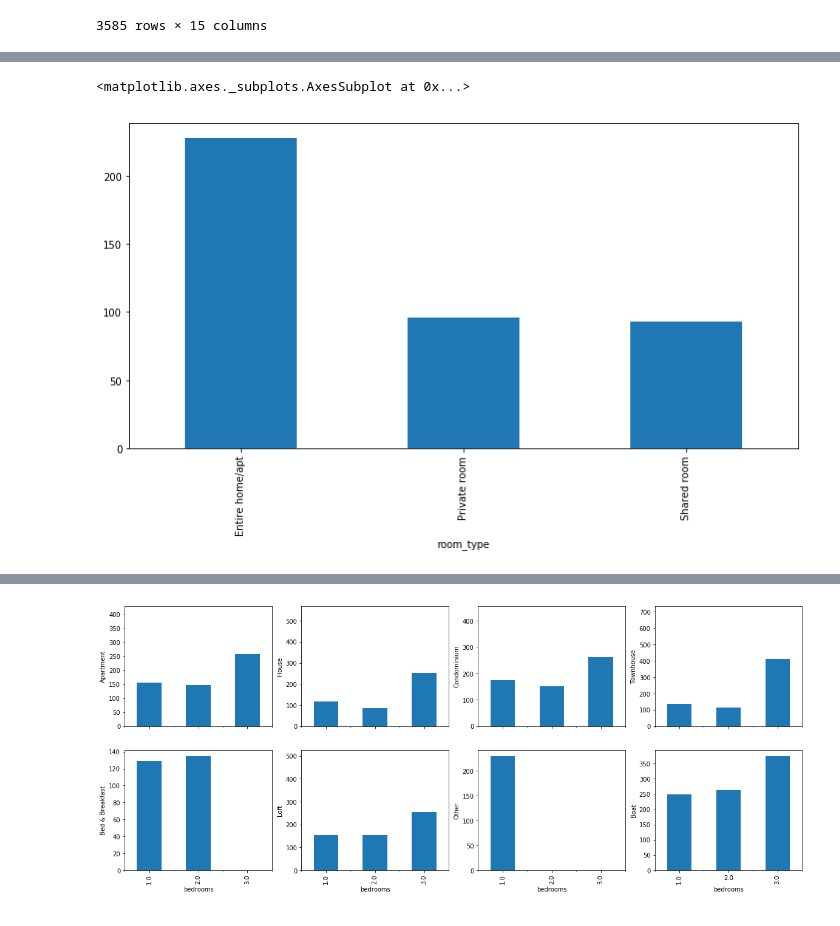
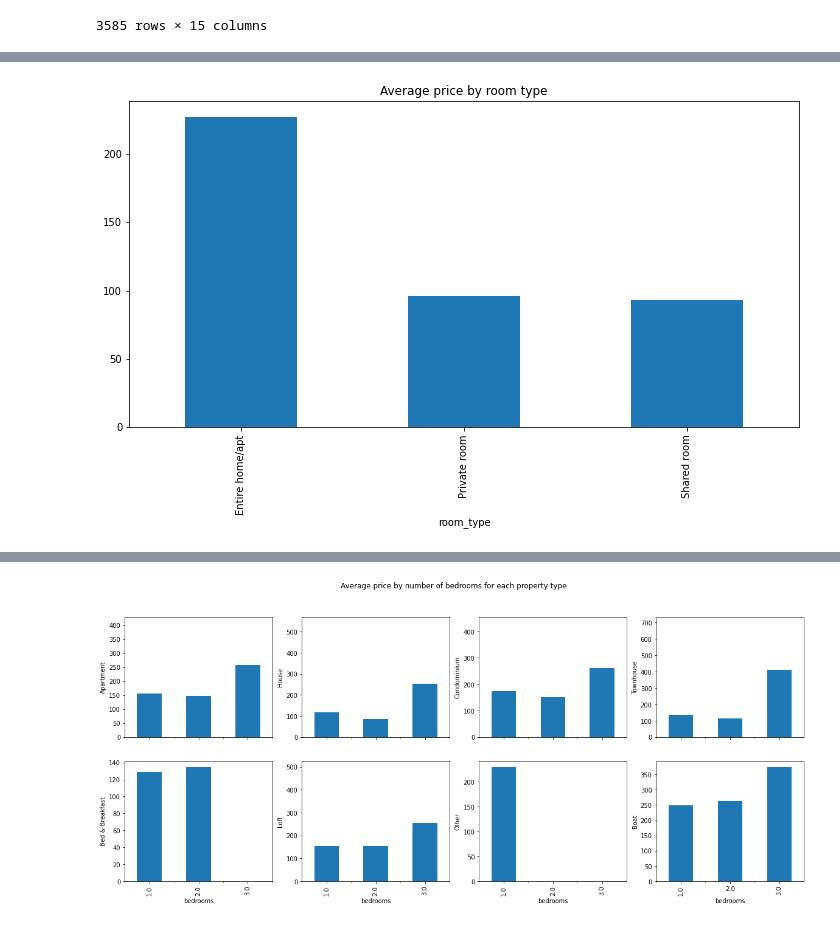
Before and after one commit to ch33hau/boston, a Jupyter notebook: AirBNB_Boston_Price.ipynb, the cells around one changed output, grey strips where cells are left out. Cells and saved outputs as stored; diff of their text form; code cells hidden in the pictures.

Commit message:
Update README and add title to notebook images

```diff
--- a/AirBNB_Boston_Price.ipynb
+++ b/AirBNB_Boston_Price.ipynb
@@ -42,9 +42,21 @@ Index(['id', 'listing_url', 'scrape_id', 'last_scraped', 'name', 'summary',
       dtype='object')
 # %%
 def clean_price(df):
+    """
+    Description:
+        This method is to clean and convert the price value to `int`.
+        The original value is in `string` type with a currency symbol therefore it needs to be cleaned.
+
+    Arguments:
+        df: Dataframe that contains price data.
+
+    Returns:
+        Cleaned pricing data in `int` type.
+    """
     return df['price'].apply(lambda x: x.split('.')[0]) \
                                     .replace('[^0-9]', '', regex=True) \
                                     .apply(lambda x: int(x))
+
 df_listing['price'] = clean_price(df_listing)
 # %% [markdown]
 ### Which neighbourhood has the most listing?
@@ -128,8 +155,9 @@ df_listing.groupby(['property_type'])['price'].mean().plot(kind='bar', figsize=(
 # %%
-df_listing.groupby(['room_type'])['price'].mean().plot(kind='bar', figsize=(12,6))
+df_listing.groupby(['room_type'])['price'] \
+    .mean() \
+    .plot(kind='bar', figsize=(12,6), title='Average price by room type');
 # %% [output]
-<matplotlib.axes._subplots.AxesSubplot at 0x...>
-[figure, old version]
+[figure, new version]
 # %%
 df_listing['property_type'].value_counts()
 # %% [output]
@@ -149,25 +177,27 @@ Guesthouse            1
 Name: property_type, dtype: int64
 # %%
 fig, axs = plt.subplots(2, 4, figsize=(20,8), sharex=True)
+
+fig.suptitle('Average price by number of bedrooms for each property type')
 
 plot_pos = [
     ('Apartment', [0, 0]),
     ('House', [0, 1]),
     ('Condominium', [0, 2]),
     ('Townhouse', [0, 3]),
     ('Bed & Breakfast', [1, 0]),
     ('Loft', [1, 1]),
     ('Other', [1, 2]),
     ('Boat', [1, 3])
 ]
 
 for typ, pos in plot_pos:
     ax = axs[pos[0], pos[1]]
     ax.set_ylabel(typ)
 
     df_listing.query('property_type == "' + typ + '"') \
       .groupby('bedrooms')['price'] \
       .mean() \
-      .plot(kind='bar', ax=ax)
+      .plot(kind='bar', ax=ax);
 # %% [output]
-[figure, old version]
+[figure, new version]
```
Also changed, not shown: parts of 7 cells of this notebook, 1 other file.
